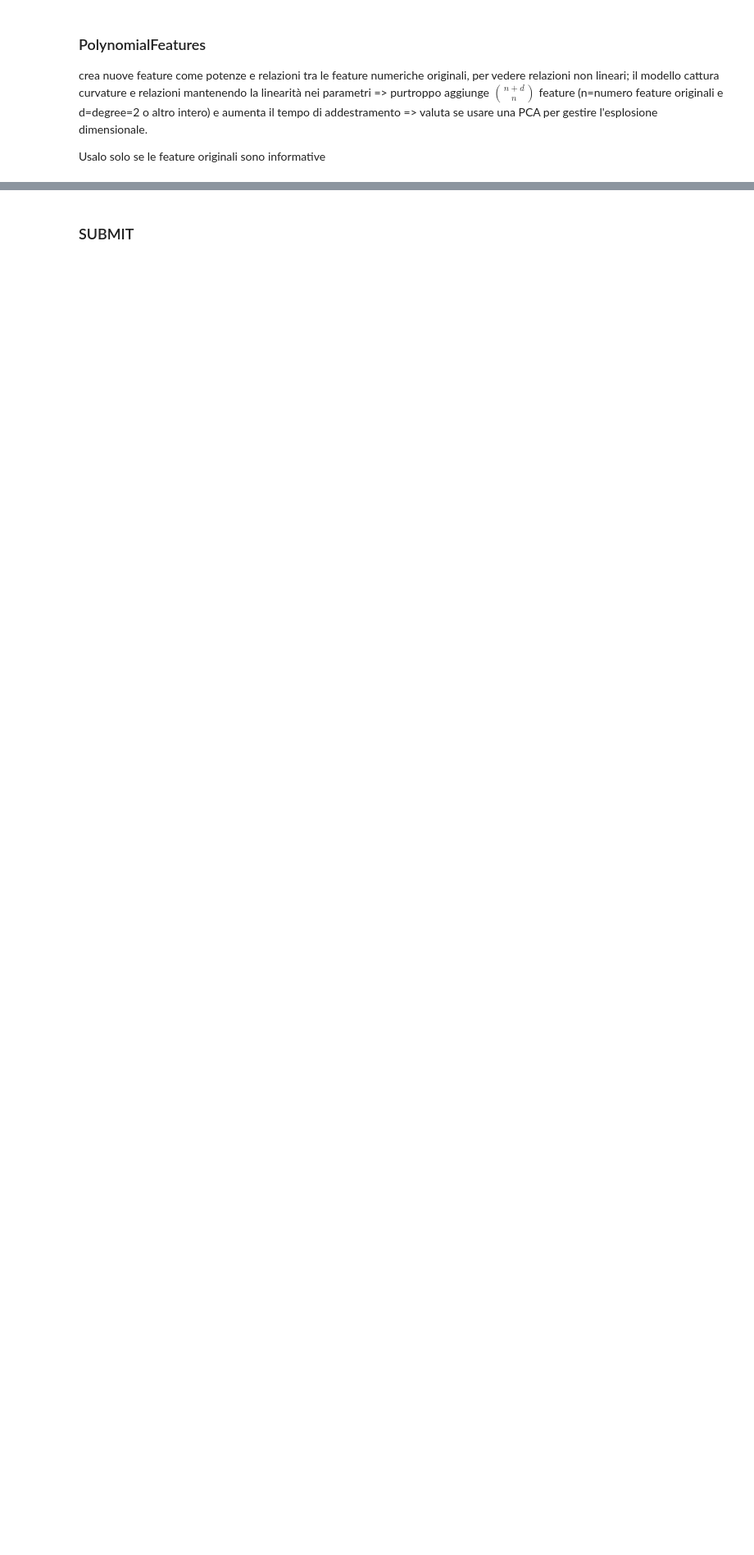
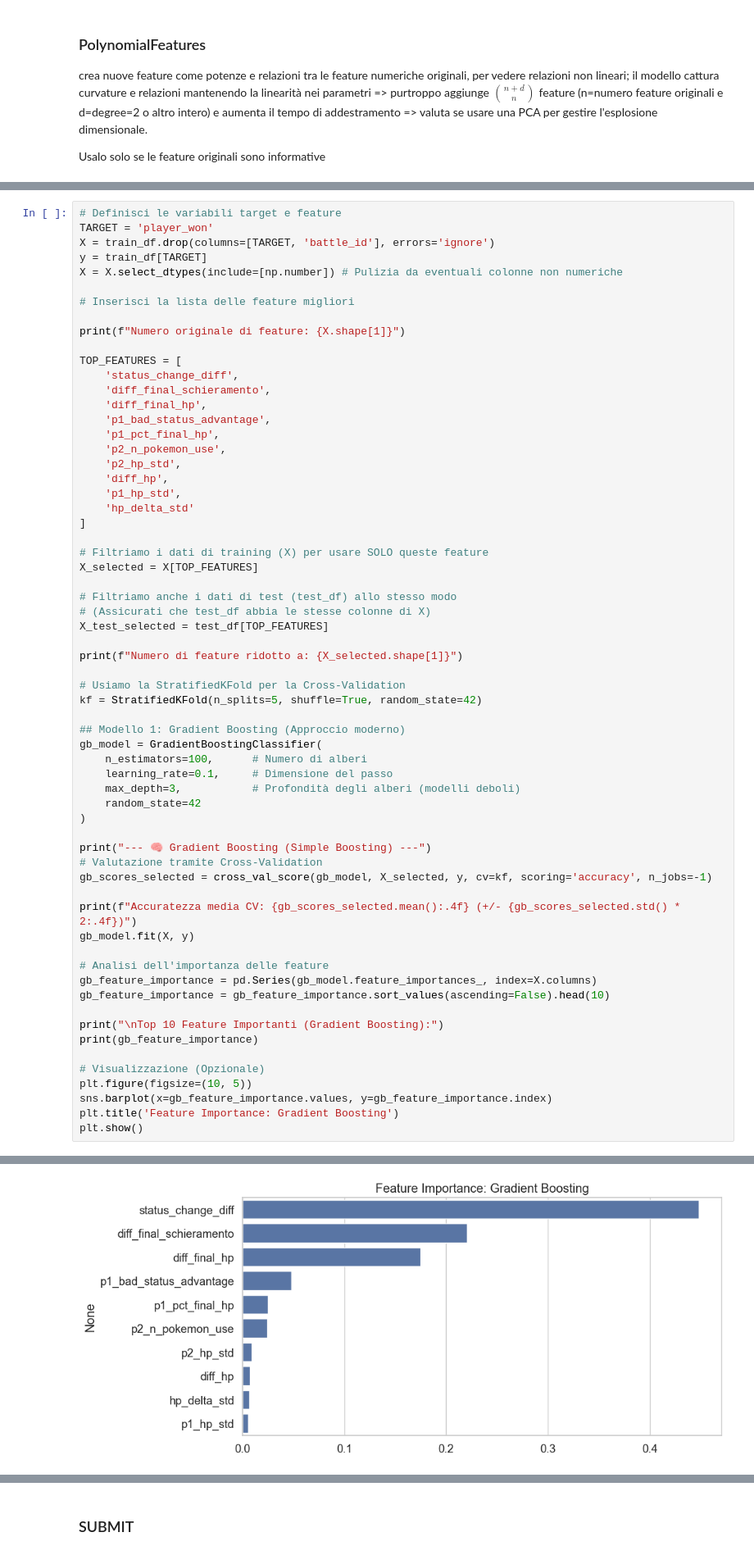
Before and after one commit to longlive-pandas/FDS_Kaggle_Competition, a Jupyter notebook: notebooks/main2.ipynb, the cells around one changed output, grey strips where cells are left out. Shown at 82% size. Drawn from its saved outputs; the diff is of its cells as text; blank space fills up the shorter version.

```diff
--- a/notebooks/main2.ipynb
+++ b/notebooks/main2.ipynb
@@ -489,0 +596,64 @@ Usalo solo se le feature originali sono informative
+# %%
+# Definisci le variabili target e feature
+TARGET = 'player_won'
+X = train_df.drop(columns=[TARGET, 'battle_id'], errors='ignore')
+y = train_df[TARGET]
+X = X.select_dtypes(include=[np.number]) # Pulizia da eventuali colonne non numeriche
+
+# Inserisci la lista delle feature migliori
+
+print(f"Numero originale di feature: {X.shape[1]}")
+
+TOP_FEATURES = [
+    'status_change_diff',
+    'diff_final_schieramento',
+    'diff_final_hp',
+    'p1_bad_status_advantage',
+    'p1_pct_final_hp',
+    'p2_n_pokemon_use',
+    'p2_hp_std',
+    'diff_hp',
+    'p1_hp_std',
+    'hp_delta_std'
+]
+
+# Filtriamo i dati di training (X) per usare SOLO queste feature
+X_selected = X[TOP_FEATURES]
+
+# Filtriamo anche i dati di test (test_df) allo stesso modo
+# (Assicurati che test_df abbia le stesse colonne di X)
+X_test_selected = test_df[TOP_FEATURES]
+
+print(f"Numero di feature ridotto a: {X_selected.shape[1]}")
+
+# Usiamo la StratifiedKFold per la Cross-Validation
+kf = StratifiedKFold(n_splits=5, shuffle=True, random_state=42)
+
+## Modello 1: Gradient Boosting (Approccio moderno)
+gb_model = GradientBoostingClassifier(
+    n_estimators=100,      # Numero di alberi
+    learning_rate=0.1,     # Dimensione del passo
+    max_depth=3,           # Profondità degli alberi (modelli deboli)
+    random_state=42
+)
+
+print("--- 🧠 Gradient Boosting (Simple Boosting) ---")
+# Valutazione tramite Cross-Validation
+gb_scores_selected = cross_val_score(gb_model, X_selected, y, cv=kf, scoring='accuracy', n_jobs=-1)
+
+print(f"Accuratezza media CV: {gb_scores_selected.mean():.4f} (+/- {gb_scores_selected.std() * 2:.4f})")
+gb_model.fit(X, y)
+
+# Analisi dell'importanza delle feature
+gb_feature_importance = pd.Series(gb_model.feature_importances_, index=X.columns)
+gb_feature_importance = gb_feature_importance.sort_values(ascending=False).head(10)
+
+print("\nTop 10 Feature Importanti (Gradient Boosting):")
+print(gb_feature_importance)
+
+# Visualizzazione (Opzionale)
+plt.figure(figsize=(10, 5))
+sns.barplot(x=gb_feature_importance.values, y=gb_feature_importance.index)
+plt.title('Feature Importance: Gradient Boosting')
+plt.show()
+# %% [output]
@@ -489,0 +677 @@ Usalo solo se le feature originali sono informative
+[figure, added]
```
Also changed, not shown: parts of 21 cells of this notebook, 1 other file.
